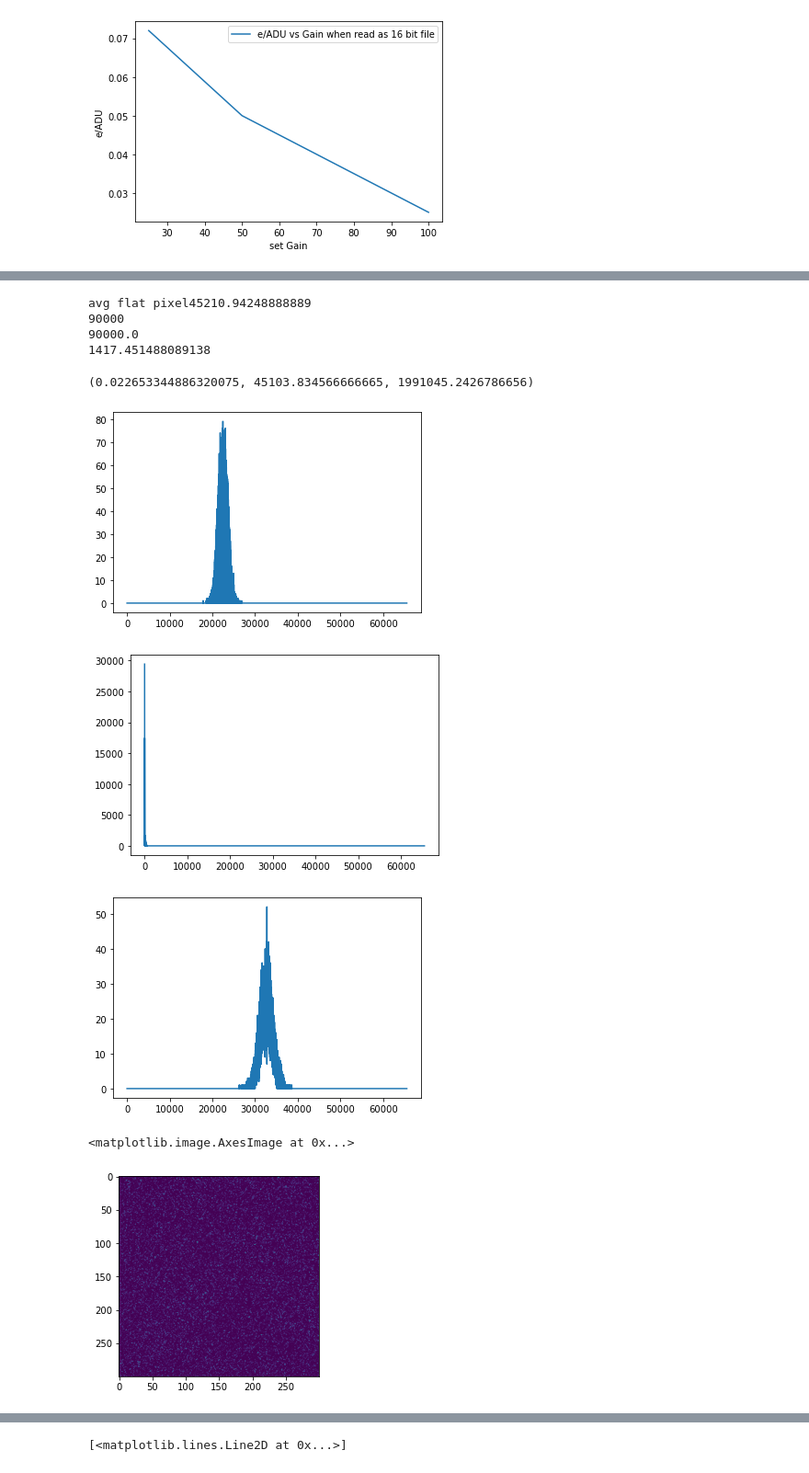
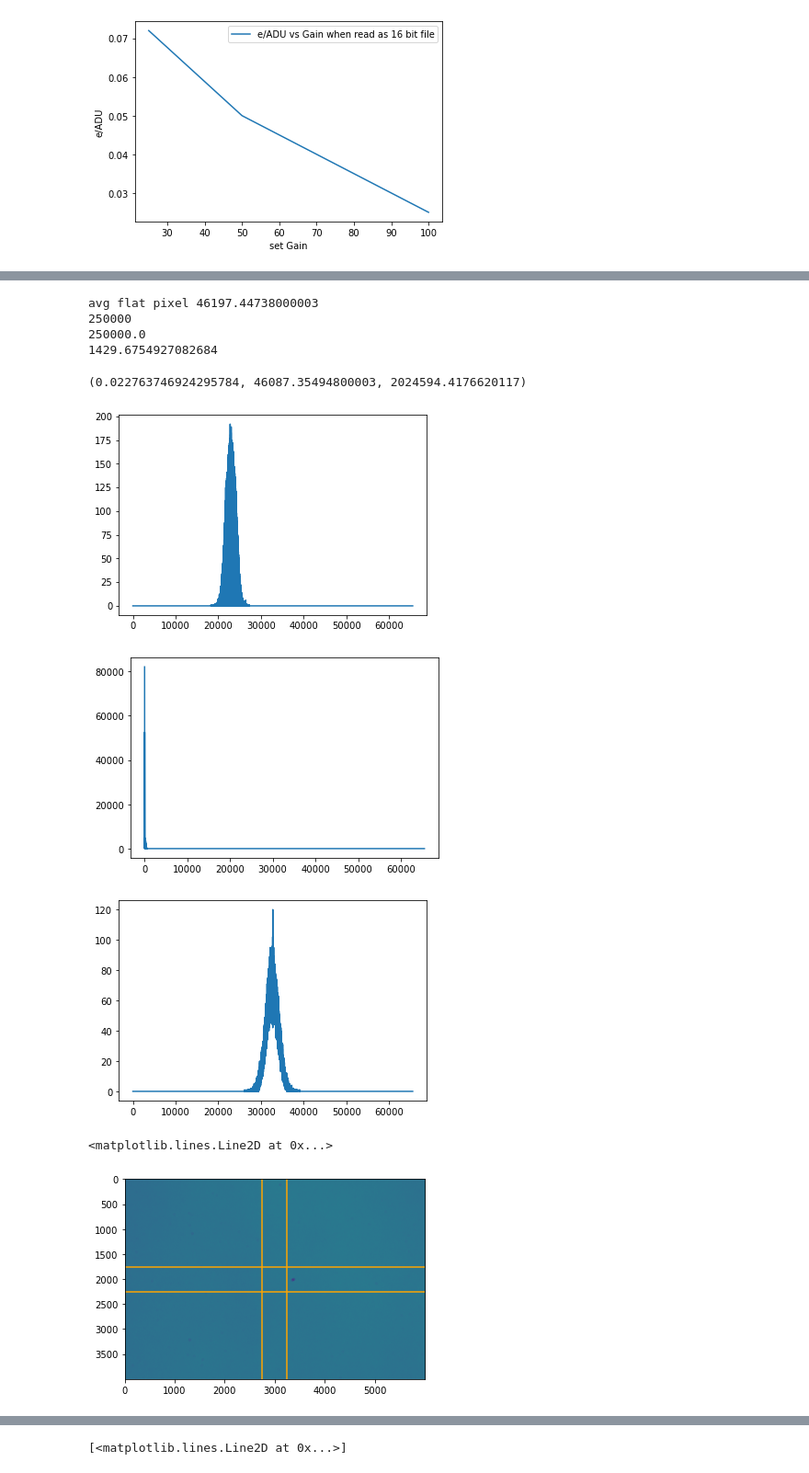
Before and after one commit to kowmahajan2/P443, a Jupyter notebook: CMOS character.ipynb, the cells around one changed output, grey strips where cells are left out. Shown at 92% size. Cells and saved outputs as stored; diff of their text form; code cells hidden in the pictures.

```diff
--- a/CMOS character.ipynb
+++ b/CMOS character.ipynb
@@ -235 +238,7 @@ plt.legend()
+# %%
+startr = 1750
+stopr = 2250
+
+startc = 2750
+stopc = 3250
 # %%
@@ -296,29 +304,29 @@ calcGain(img1,img2,bias1,bias2,16,1)
 #flatimg2 = img2.flatten()
 #plt.hist(flatimg2,1000)
 # %% [output]
-avg flat pixel45210.94248888889
-90000
-90000.0
-1417.451488089138
+avg flat pixel 46197.44738000003
+250000
+250000.0
+1429.6754927082684
-(0.022653344886320075, 45103.834566666665, 1991045.2426786656)
+(0.022763746924295784, 46087.35494800003, 2024594.4176620117)
-[figure, old version]
+[figure, new version]
-[figure, old version]
+[figure, new version]
-[figure, old version]
+[figure, new version]
 # %%
 import rawpy as rp
 
 img2 = cv2.imread("Test/canon CMOS/IMG_9653.tif",-1)
 img1 = cv2.imread("Test/canon CMOS/IMG_9654.tif",-1)
 bias1 = cv2.imread("Test/canon CMOS/IMG_9659.tif",-1)
 bias2 = cv2.imread("Test/canon CMOS/IMG_9660.tif",-1)
-startr = 0
-stopr = 300
-startc = 0
-stopc = 300
-plt.imshow(bias2[startr:stopr,startc:stopc,1]/2**16)
+plt.imshow(img1[:,:,1]/2**16)
+plt.axhline(startr, color = "orange")
+plt.axhline(stopr, color = "orange")
+plt.axvline(startc, color = "orange")
+plt.axvline(stopc, color = "orange")
 # %% [output]
-<matplotlib.image.AxesImage at 0x...>
+<matplotlib.lines.Line2D at 0x...>
-[figure, old version]
+[figure, new version]
 # %%
 
 img2 = img2[startr:stopr,startc:stopc,1]
```
Also changed, not shown: parts of 72 cells of this notebook, 7 other files.
